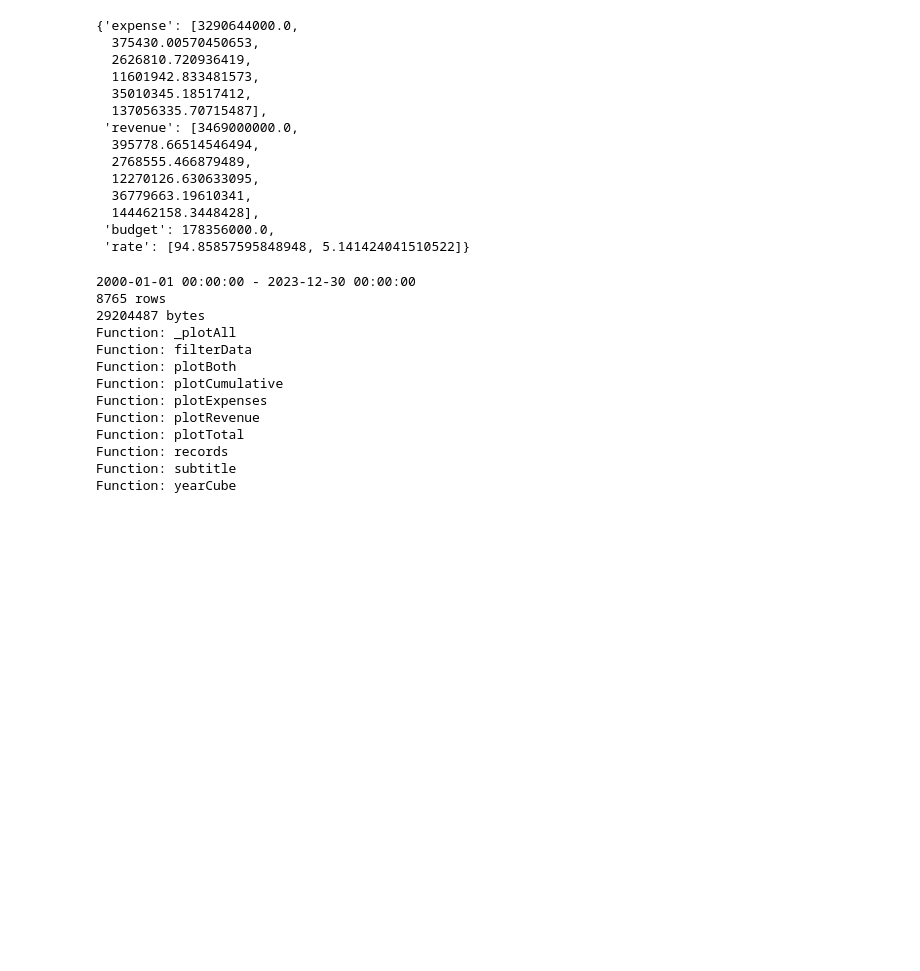
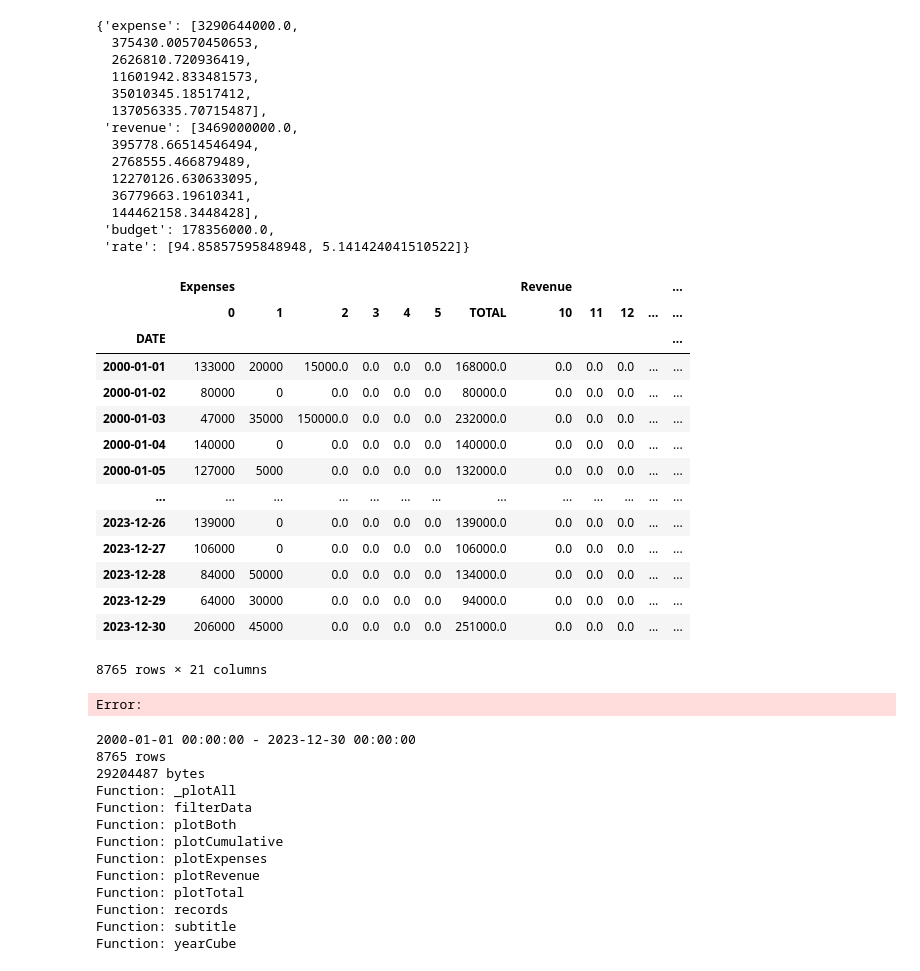
Before and after one commit to AtlasCJr/pfm, a Jupyter notebook: myAnalysisClass.ipynb, the cells around one changed output. Saved outputs shown, nothing was run; the diff lists cells and outputs as text; code cells hidden in the pictures; blank space fills up the shorter version.

```diff
--- a/myAnalysisClass.ipynb
+++ b/myAnalysisClass.ipynb
@@ -332,6 +332,25 @@ myData.records()
   144462158.3448428],
  'budget': 178356000.0,
  'rate': [94.85857595848948, 5.141424041510522]}
+# %%
+myData.data
+# %% [output]
+|  | Expenses |  |  |  |  |  |  | Revenue |  |  |  | ... |
+|  | 0 | 1 | 2 | 3 | 4 | 5 | TOTAL | 10 | 11 | 12 | ... | ... |
+| DATE |  |  |  |  |  |  |  |  |  |  |  | ... |
+| 2000-01-01 | 133000 | 20000 | 15000.0 | 0.0 | 0.0 | 0.0 | 168000.0 | 0.0 | 0.0 | 0.0 | ... | ... |
+| 2000-01-02 | 80000 | 0 | 0.0 | 0.0 | 0.0 | 0.0 | 80000.0 | 0.0 | 0.0 | 0.0 | ... | ... |
+| 2000-01-03 | 47000 | 35000 | 150000.0 | 0.0 | 0.0 | 0.0 | 232000.0 | 0.0 | 0.0 | 0.0 | ... | ... |
+| 2000-01-04 | 140000 | 0 | 0.0 | 0.0 | 0.0 | 0.0 | 140000.0 | 0.0 | 0.0 | 0.0 | ... | ... |
+| 2000-01-05 | 127000 | 5000 | 0.0 | 0.0 | 0.0 | 0.0 | 132000.0 | 0.0 | 0.0 | 0.0 | ... | ... |
+| ... | ... | ... | ... | ... | ... | ... | ... | ... | ... | ... | ... | ... |
+| 2023-12-26 | 139000 | 0 | 0.0 | 0.0 | 0.0 | 0.0 | 139000.0 | 0.0 | 0.0 | 0.0 | ... | ... |
+| 2023-12-27 | 106000 | 0 | 0.0 | 0.0 | 0.0 | 0.0 | 106000.0 | 0.0 | 0.0 | 0.0 | ... | ... |
+| 2023-12-28 | 84000 | 50000 | 0.0 | 0.0 | 0.0 | 0.0 | 134000.0 | 0.0 | 0.0 | 0.0 | ... | ... |
+| 2023-12-29 | 64000 | 30000 | 0.0 | 0.0 | 0.0 | 0.0 | 94000.0 | 0.0 | 0.0 | 0.0 | ... | ... |
+| 2023-12-30 | 206000 | 45000 | 0.0 | 0.0 | 0.0 | 0.0 | 251000.0 | 0.0 | 0.0 | 0.0 | ... | ... |
+8765 rows × 21 columns
+Error:
 # %%
 myData.__range__()
 myData.__length__()
```
Also changed, not shown: parts of 5 cells of this notebook, 16 other files.
